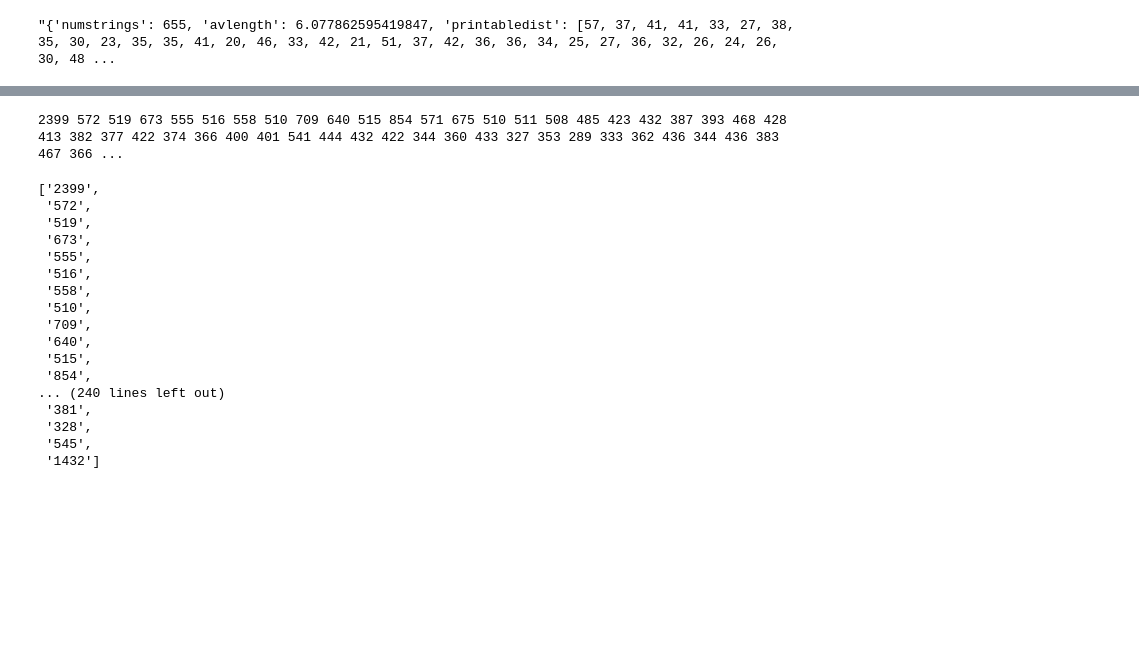
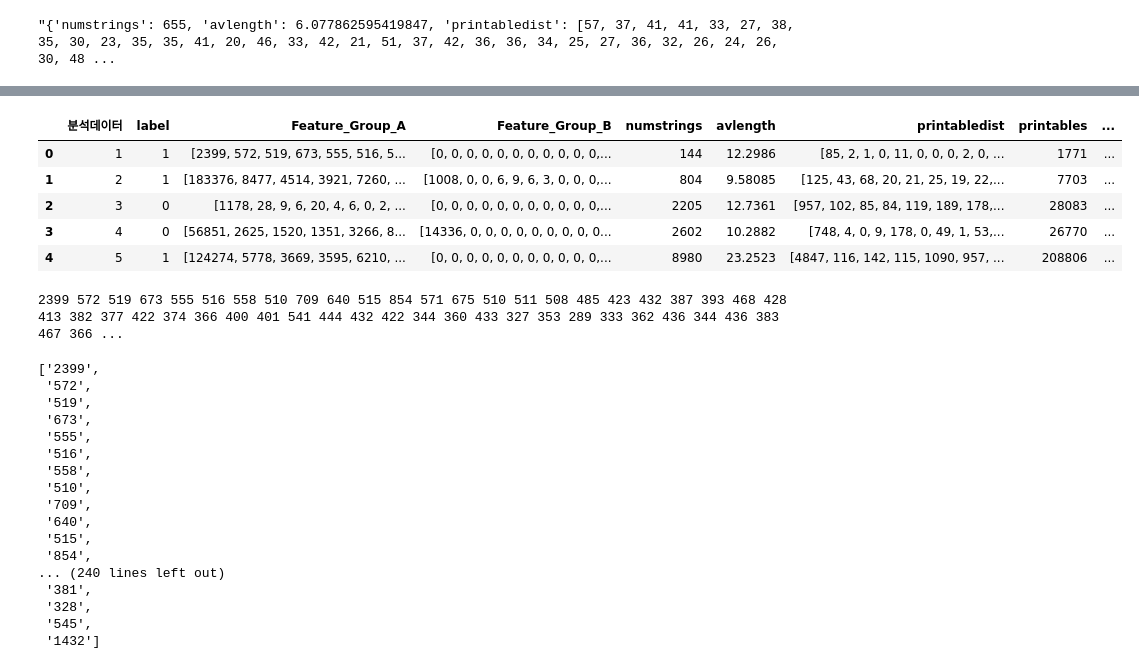
Before and after one commit to Hoseo-IELab/Hoseo_AI_Competition, a Jupyter notebook: Acc100.ipynb, the cells around one changed output, grey strips where cells are left out. Cells and saved outputs as stored; diff of their text form; code cells hidden in the pictures; blank space fills up the shorter version.

```diff
--- a/Acc100.ipynb
+++ b/Acc100.ipynb
@@ -181,3 +145,16 @@ abcd4.T
+# %%
+train_df = pd.concat([train_df, feature_group_c_df], axis=1)
+# %%
+train_df = train_df.drop(columns=['Feature_Group_C'], axis=1)
+# %%
+train_df.head()
+# %% [output]
+|  | 분석데이터 | label | Feature_Group_A | Feature_Group_B | numstrings | avlength | printabledist | printables | ... |
+| 0 | 1 | 1 | [2399, 572, 519, 673, 555, 516, 5... | [0, 0, 0, 0, 0, 0, 0, 0, 0, 0, 0,... | 144 | 12.2986 | [85, 2, 1, 0, 11, 0, 0, 0, 2, 0, ... | 1771 | ... |
+| 1 | 2 | 1 | [183376, 8477, 4514, 3921, 7260, ... | [1008, 0, 0, 6, 9, 6, 3, 0, 0, 0,... | 804 | 9.58085 | [125, 43, 68, 20, 21, 25, 19, 22,... | 7703 | ... |
+| 2 | 3 | 0 | [1178, 28, 9, 6, 20, 4, 6, 0, 2, ... | [0, 0, 0, 0, 0, 0, 0, 0, 0, 0, 0,... | 2205 | 12.7361 | [957, 102, 85, 84, 119, 189, 178,... | 28083 | ... |
+| 3 | 4 | 0 | [56851, 2625, 1520, 1351, 3266, 8... | [14336, 0, 0, 0, 0, 0, 0, 0, 0, 0... | 2602 | 10.2882 | [748, 4, 0, 9, 178, 0, 49, 1, 53,... | 26770 | ... |
+| 4 | 5 | 1 | [124274, 5778, 3669, 3595, 6210, ... | [0, 0, 0, 0, 0, 0, 0, 0, 0, 0, 0,... | 8980 | 23.2523 | [4847, 116, 142, 115, 1090, 957, ... | 208806 | ... |
 # %%
 qwer = train_df['Feature_Group_A'][0]
 # %%
```
Also changed, not shown: parts of 22 cells of this notebook.
